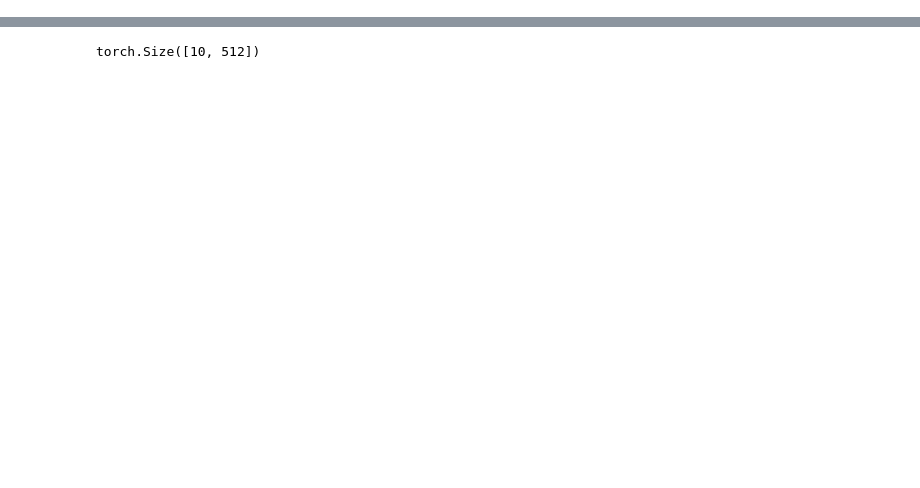
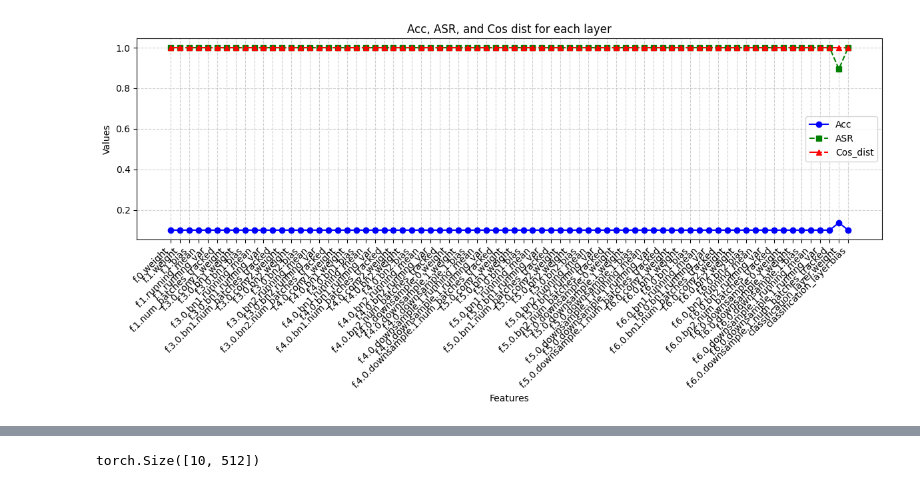
Before and after one commit to yangland/FedREDefense, a Jupyter notebook: codes/critical_layers.ipynb, the cells around one changed output, grey strips where cells are left out. Saved outputs shown, nothing was run; the diff lists cells and outputs as text; code cells hidden in the pictures; blank space fills up the shorter version.

```diff
--- a/codes/critical_layers.ipynb
+++ b/codes/critical_layers.ipynb
@@ -308,0 +278,2 @@ results
+# %%
+results1 = replace_one_layer(model1, model2, model3)
@@ -308,0 +302,35 @@ results
+# %%
+def plot_critical_layers(data):
+    # Extracting keys and values
+    keys = list(data.keys())
+    acc_values = [value[0] for value in data.values()]
+    asr_values = [value[1] for value in data.values()]
+    cos_dist_values = [value[2] for value in data.values()]
+
+    # Setting up the plot
+    plt.figure(figsize=(12, 6))
+
+    # Plotting the lines
+    plt.plot(keys, acc_values, marker='o', label='Acc', linestyle='-', color='blue')
+    plt.plot(keys, asr_values, marker='s', label='ASR', linestyle='--', color='green')
+    plt.plot(keys, cos_dist_values, marker='^', label='Cos_dist', linestyle='-.', color='red')
+
+    # Adding labels, title, and custom x-axis tick labels
+    plt.xlabel('Features')
+    plt.ylabel('Values')
+    plt.title('Acc, ASR, and Cos dist for each layer')
+    plt.xticks(rotation=45, ha='right')  # Rotate x-axis labels for better readability
+    plt.legend()
+
+    # Adding grid for better readability
+    plt.grid(True, linestyle='--', alpha=0.6)
+
+    # Adjust layout to make room for the rotated x-axis labels
+    plt.tight_layout()
+
+    # Show the plot
+    plt.show()
+# %%
+plot_critical_layers(results1)
+# %% [output]
+[figure, added]
```
Also changed, not shown: parts of 18 cells of this notebook, 8 other files.
